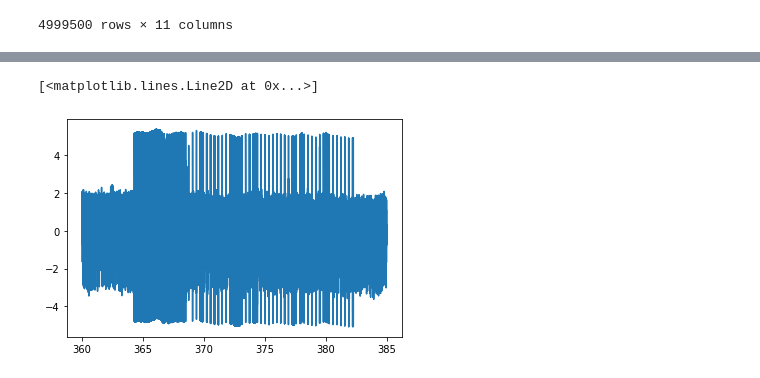
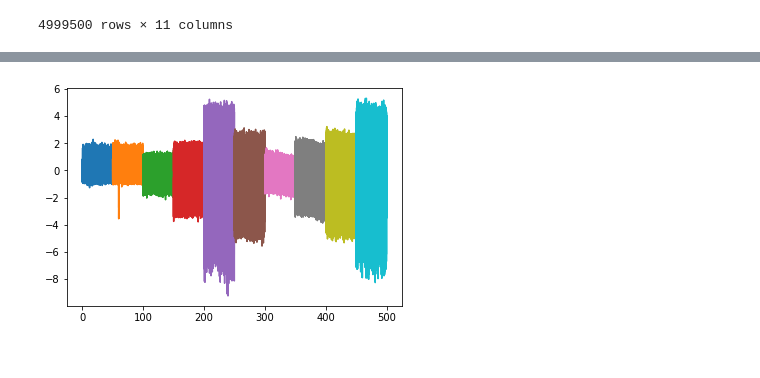
Before and after one commit to Jarodc33/ion_switching, a Jupyter notebook: notebooks/exploratory/Untitled.ipynb, the cells around one changed output, grey strips where cells are left out. Cells and saved outputs as stored; diff of their text form; code cells hidden in the pictures.

```diff
--- a/notebooks/exploratory/Untitled.ipynb
+++ b/notebooks/exploratory/Untitled.ipynb
@@ -70,9 +72,9 @@ plt.plot(snipet['time'], snipet['open_channels'] - 3)
 [<matplotlib.lines.Line2D at 0x...>]
 [figure]
 # %%
-i, j = 47, 48
-snipet = full_data[int(i*10000):int(j*10000)]
-plt.figure(figsize = (20, 10))
-plt.plot(snipet['time'], snipet['signal'])
-plt.plot(snipet['time'], snipet['open_channels'] + 20)
-plt.vlines(np.linspace(i, j, 50), ymin = -5, ymax = 20)
+# i, j = 47, 48
+# snipet = full_data[int(i*10000):int(j*10000)]
+# plt.figure(figsize = (20, 10))
+# plt.plot(snipet['time'], snipet['signal'])
+# plt.plot(snipet['time'], snipet['open_channels'] + 20)
+# plt.vlines(np.linspace(i, j, 50), ymin = -5, ymax = 20)
@@ -147,18 +146,24 @@ full_sliding_window
 #y_preds = rf.predict(X_test)
 #y_preds = np.array([int(round(i)) for i in y_preds])
 # %%
-#chunk data
+#chunk train data
 chunked = list()
 for i in range(10):
     chunked.append(full_data[(i) * 500000:(i + 1) * 500000].copy())
 
+strategy = 'mean'
 transformed_by_baseline = [chunk.copy() for chunk in chunked]
 for i in transformed_by_baseline:
-    new_col = i['signal'].rolling(10000, min_periods = 1).mean()
+    exec(f"""new_col = i['signal'].rolling(10000, min_periods = 1).{strategy}()""")
     i['signal'] -= new_col
 
 # fix set 1 spike
-#transformed_by_baseline[0][478585:478615]['signal'] = transformed_by_baseline[0][478585:478615]['signal'] / 16
+chunk = transformed_by_baseline[0]
+chunk.loc[chunk.index[478585:478615], 'signal'] = chunk.loc[chunk.index[478585:478615], 'signal'] / 16
+
+
+chunk = transformed_by_baseline[7]
+chunk.loc[chunk.index[142500:323000], 'signal'] = chunk.loc[chunk.index[142500:323000], 'signal'] / 1.8 - (.62 * int(strategy == 'mean'))
 # %%
 for i in transformed_by_baseline:
     plt.plot(i['time'], i['signal'])
@@ -166,0 +172,14 @@ for i in transformed_by_baseline:
+# %%
+#chunk data
+chunked = list()
+for i in range(20):
+    chunked.append(test_data[(i) * 100000:(i + 1) * 100000].copy())
+
+strategy = 'mean'
+transformed_by_baseline_test = [chunk.copy() for chunk in chunked]
+for i in transformed_by_baseline_test:
+    exec(f"""new_col = i['signal'].rolling(10000, min_periods = 1).{strategy}()""")
+    i['signal'] -= new_col
+# %%
+for i in transformed_by_baseline_test:
+    plt.plot(i['time'], i['signal'])
@@ -167,7 +188,5 @@ for i in transformed_by_baseline:
 # %%
-i = transformed_by_baseline[7][100000:350000]
-plt.plot(i['time'], i['signal'])
-#plt.plot(i['time'], i['open_channels'])
+for i in transformed_by_baseline:
+    plt.plot(i['time'], i['signal'])
 # %% [output]
-[<matplotlib.lines.Line2D at 0x...>]
-[figure, old version]
+[figure, new version]
```
Also changed, not shown: parts of 17 cells of this notebook, 52 other files.
